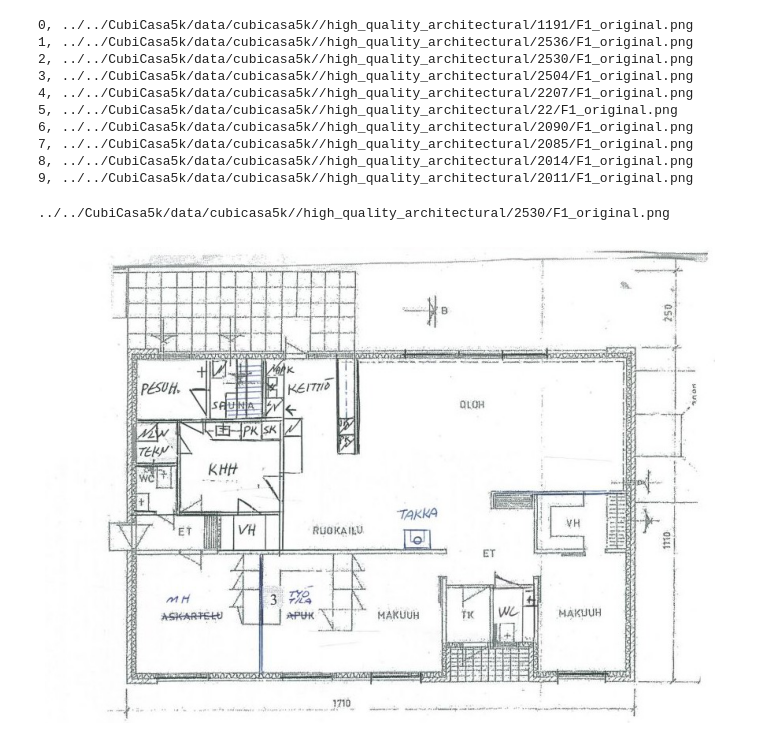
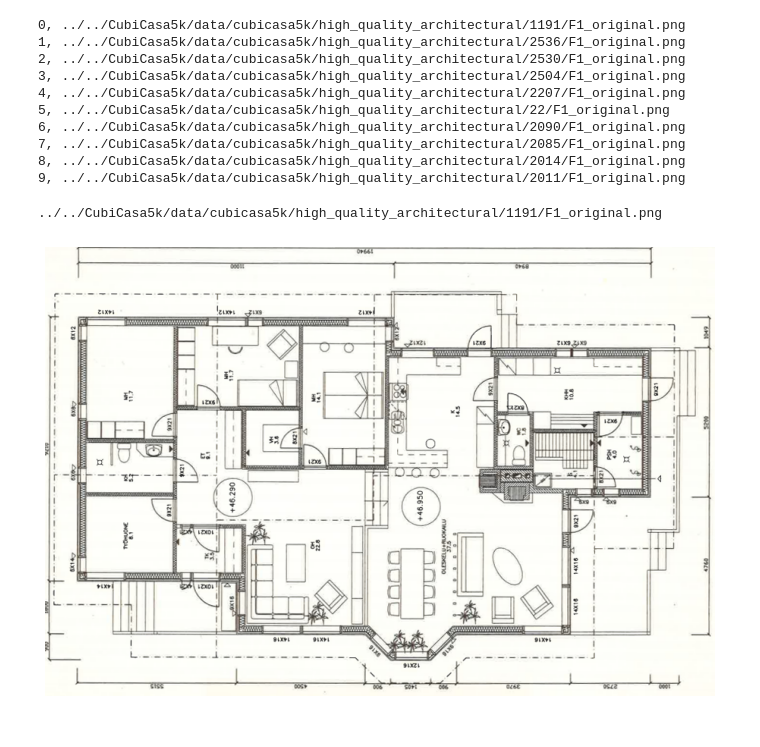
Before and after one commit to joaocmd/Inverse-Algorithmic-Design, a Jupyter notebook: Recognition/qualitative-results.ipynb, the cells around one changed output. Cells and saved outputs as stored; diff of their text form; code cells hidden in the pictures.

```diff
--- a/Recognition/qualitative-results.ipynb
+++ b/Recognition/qualitative-results.ipynb
@@ -36,44 +7,44 @@ discrete_cmap()
 # %%
 data_path = '../../CubiCasa5k/data/cubicasa5k/'
-with open(data_path + 'test.txt') as f: files = [f'{data_path}{n[:-1]}F1_original.png'  for n in f.readlines()]
+with open(data_path + 'test.txt') as f: files = [f'{data_path}{n[1:-1]}F1_original.png'  for n in f.readlines()]
 print('\n'.join(f'{i}, {f}' for i,f in enumerate(files[:10])))
 # %% [output]
-0, ../../CubiCasa5k/data/cubicasa5k//high_quality_architectural/1191/F1_original.png
-1, ../../CubiCasa5k/data/cubicasa5k//high_quality_architectural/2536/F1_original.png
-2, ../../CubiCasa5k/data/cubicasa5k//high_quality_architectural/2530/F1_original.png
-3, ../../CubiCasa5k/data/cubicasa5k//high_quality_architectural/2504/F1_original.png
-4, ../../CubiCasa5k/data/cubicasa5k//high_quality_architectural/2207/F1_original.png
-5, ../../CubiCasa5k/data/cubicasa5k//high_quality_architectural/22/F1_original.png
-6, ../../CubiCasa5k/data/cubicasa5k//high_quality_architectural/2090/F1_original.png
-7, ../../CubiCasa5k/data/cubicasa5k//high_quality_architectural/2085/F1_original.png
-8, ../../CubiCasa5k/data/cubicasa5k//high_quality_architectural/2014/F1_original.png
-9, ../../CubiCasa5k/data/cubicasa5k//high_quality_architectural/2011/F1_original.png
+0, ../../CubiCasa5k/data/cubicasa5k/high_quality_architectural/1191/F1_original.png
+1, ../../CubiCasa5k/data/cubicasa5k/high_quality_architectural/2536/F1_original.png
+2, ../../CubiCasa5k/data/cubicasa5k/high_quality_architectural/2530/F1_original.png
+3, ../../CubiCasa5k/data/cubicasa5k/high_quality_architectural/2504/F1_original.png
+4, ../../CubiCasa5k/data/cubicasa5k/high_quality_architectural/2207/F1_original.png
+5, ../../CubiCasa5k/data/cubicasa5k/high_quality_architectural/22/F1_original.png
+6, ../../CubiCasa5k/data/cubicasa5k/high_quality_architectural/2090/F1_original.png
+7, ../../CubiCasa5k/data/cubicasa5k/high_quality_architectural/2085/F1_original.png
+8, ../../CubiCasa5k/data/cubicasa5k/high_quality_architectural/2014/F1_original.png
+9, ../../CubiCasa5k/data/cubicasa5k/high_quality_architectural/2011/F1_original.png
 # %%
 image_name = 'primary-government.png'
 path = f'./qualitative/{image_name.split("/")[-1].split(".")[0]}/'
 
-image_name = files[2]
+image_name = files[0]
 path = f'./qualitative/{"-".join(image_name.split("/")[-3:-1])}/'
 print(image_name)
 os.makedirs(path, exist_ok=True)
 
 original = cv2.imread(image_name)
 try:
     original = cv2.cvtColor(original, cv2.COLOR_BGR2RGB)
 except:
     original = cv2.cvtColor(original, cv2.COLOR_GRAY2RGB)
 
 plt.figure(figsize=(12,12))
 plt.axis('off')
 
 plt.imshow(original)
 plt.savefig(path + 'original.png', bbox_inches='tight', pad_inches=0)
 
 # from segmentation import predict
 # rooms_pred, icons_pred, heatmaps = predict(original)
 # %% [output]
-../../CubiCasa5k/data/cubicasa5k//high_quality_architectural/2530/F1_original.png
+../../CubiCasa5k/data/cubicasa5k/high_quality_architectural/1191/F1_original.png
-[figure, old version]
+[figure, new version]
 # %%
 from brute_force import recognize
 from recognition import *
```
Also changed, not shown: parts of 20 cells of this notebook, 32 other files.
